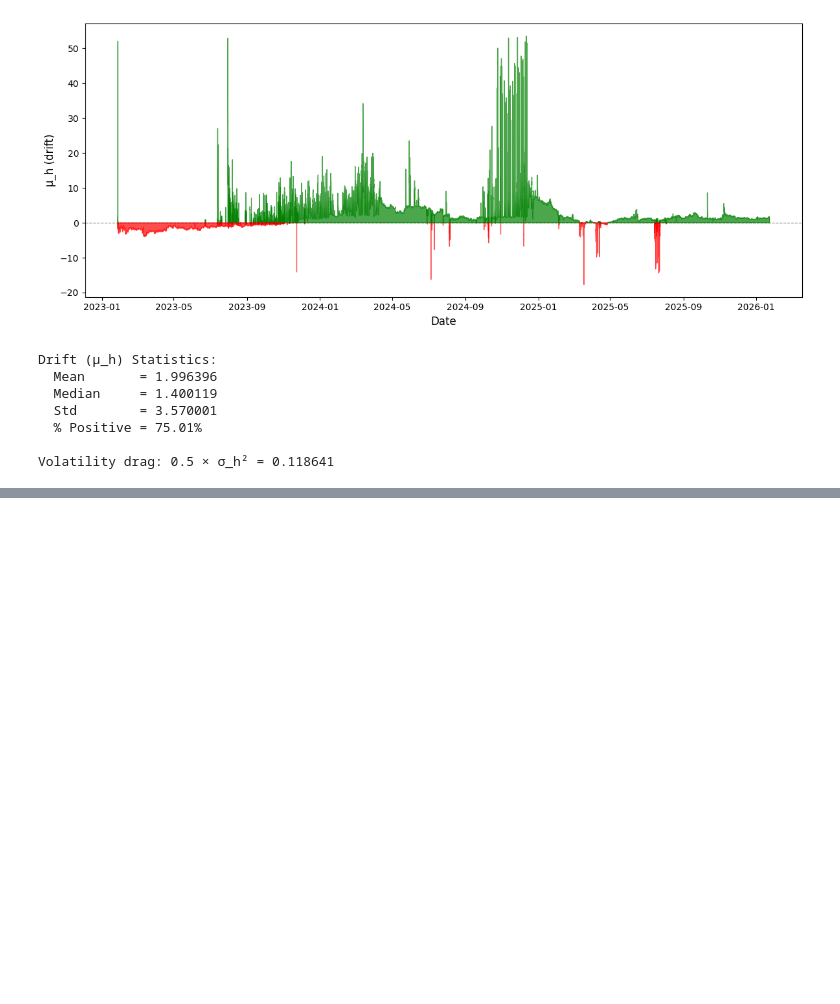
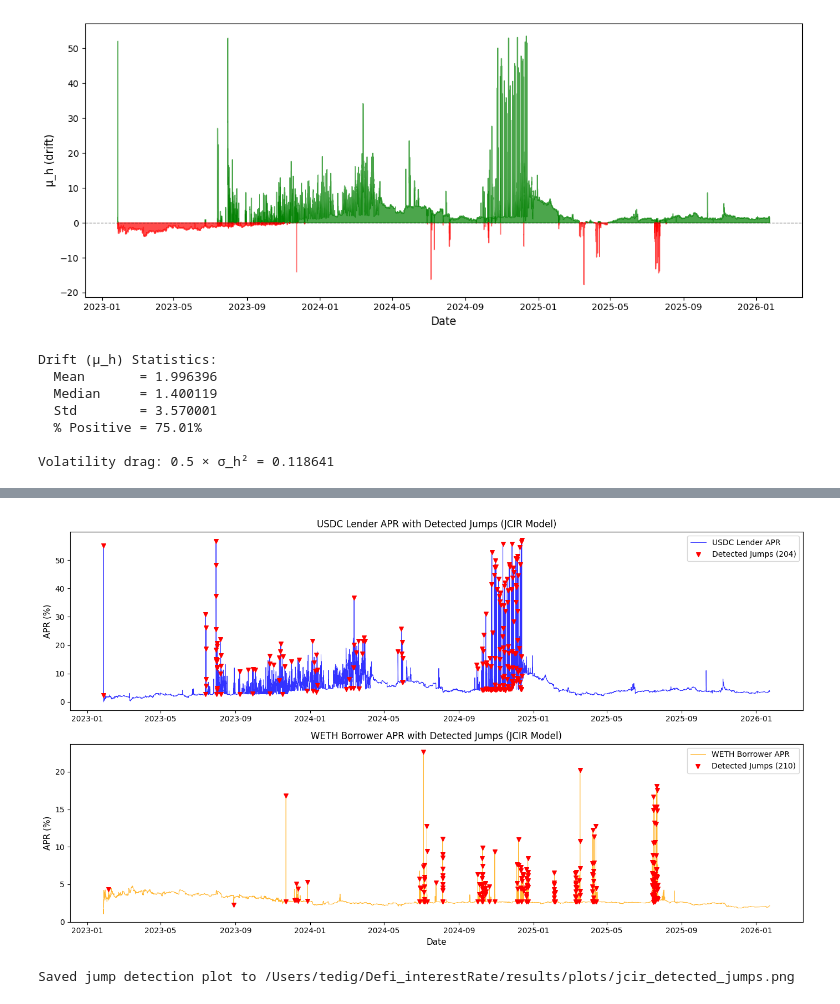
Before and after one commit to francisliu2/Defi_interestRate, a Jupyter notebook: src/stablecoin_short_demo_int_rate.ipynb, the cells around one changed output, grey strips where cells are left out. Cells and saved outputs as stored; diff of their text form; code cells hidden in the pictures; blank space fills up the shorter version.

```diff
--- a/src/stablecoin_short_demo_int_rate.ipynb
+++ b/src/stablecoin_short_demo_int_rate.ipynb
@@ -432,0 +717,46 @@ Volatility drag: 0.5 × σ_h² = 0.118641
+# %%
+# Visualize detected jumps in the interest rate series
+
+fig, axes = plt.subplots(2, 1, figsize=(14, 8))
+fig.patch.set_facecolor('none')
+
+series_defs_viz = {
+    'USDC_lend': (df_usdc['lender_variable_apr'], 'USDC Lender APR', 'blue'),
+    'WETH_borrow': (df_weth['borrower_variable_apr'], 'WETH Borrower APR', 'orange')
+}
+
+for ax, (name, (ser, label, color)) in zip(axes, series_defs_viz.items()):
+    s = pd.to_numeric(ser, errors='coerce').dropna()
+    dt = infer_dt(s.index)
+
+    # Get jump info
+    jcir_fit = fit_jcir_euler(s.values, dt, threshold_std=3.0)
+    jump_indices = jcir_fit['jump_indices']
+
+    ax.set_facecolor('none')
+    ax.plot(s.index, s.values, lw=0.7, color=color, alpha=0.8, label=label)
+
+    # Mark detected jumps
+    if len(jump_indices) > 0:
+        jump_times = s.index[jump_indices]
+        jump_values = s.values[jump_indices]
+        ax.scatter(jump_times, jump_values, color='red', s=30, zorder=5,
+                   label=f'Detected Jumps ({len(jump_indices)})', marker='v')
+
+    ax.set_ylabel('APR (%)', fontsize=11)
+    ax.set_title(f'{label} with Detected Jumps (JCIR Model)', fontsize=12)
+    ax.legend(loc='upper right')
+    ax.grid(False)
+
+axes[-1].set_xlabel('Date', fontsize=11)
+plt.tight_layout()
+
+outp = repo_root / 'results' / 'plots' / 'jcir_detected_jumps.png'
+outp.parent.mkdir(parents=True, exist_ok=True)
+plt.savefig(outp, bbox_inches='tight', transparent=True, dpi=150)
+plt.show()
+
+print(f"Saved jump detection plot to {outp}")
+# %% [output]
+[figure, added]
+Saved jump detection plot to /Users/tedig/Defi_interestRate/results/plots/jcir_detected_jumps.png
```
Also changed, not shown: parts of 8 cells of this notebook, 6 other files.
